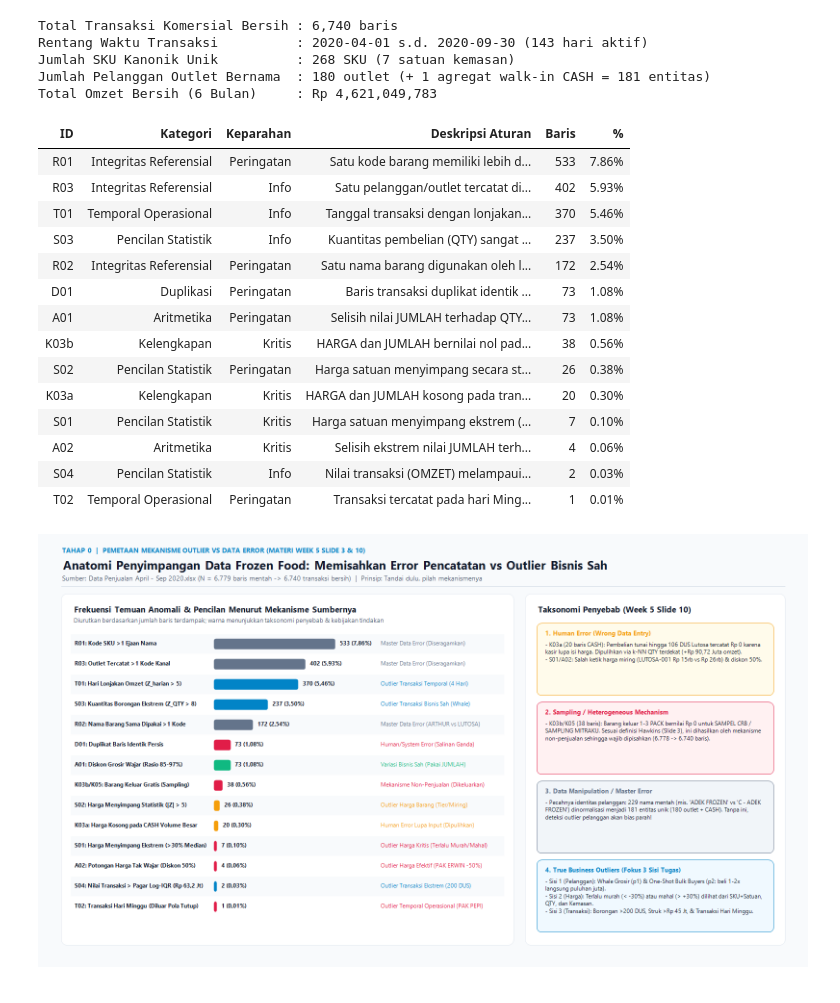
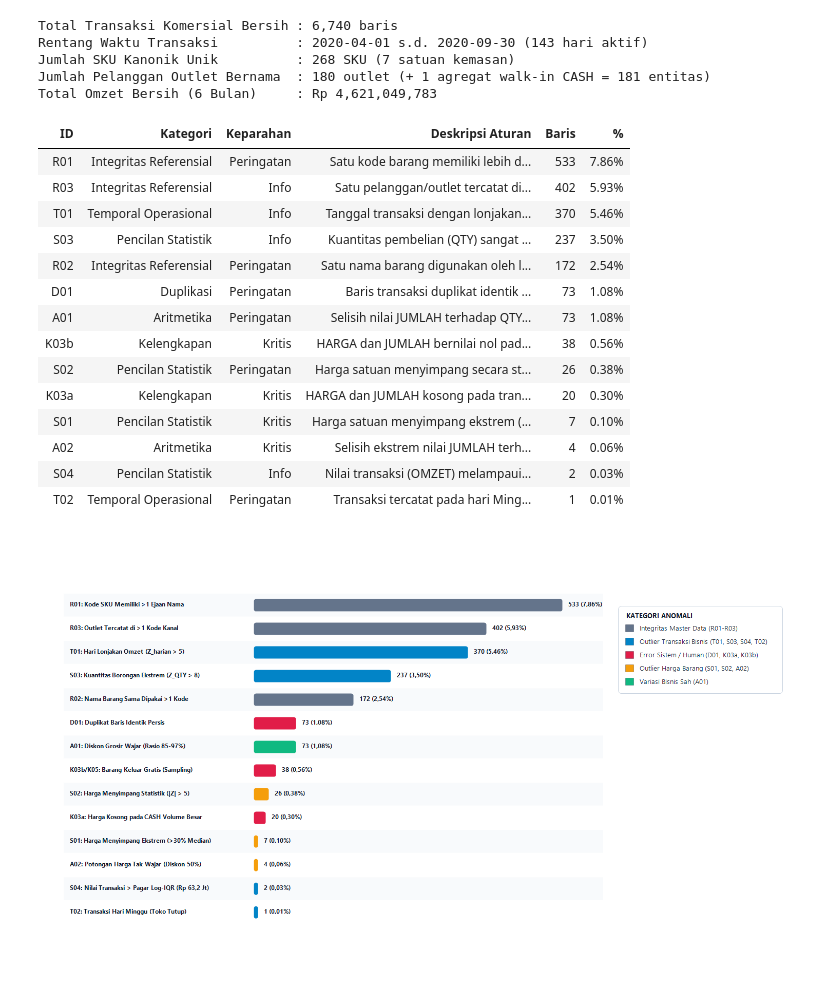
Before and after one commit to Terano24/ADD-adudu, a Jupyter notebook: 06_tugas_outlier_detection_frozen_food.ipynb, the cells around one changed output. Cells and saved outputs as stored; diff of their text form; code cells hidden in the pictures.

```diff
--- a/06_tugas_outlier_detection_frozen_food.ipynb
+++ b/06_tugas_outlier_detection_frozen_food.ipynb
@@ -49,39 +45,38 @@ from IPython.display import display, Image
 df_clean = pd.read_csv('bersih/penjualan_bersih.csv', parse_dates=['TGL'])
 df_lrfm  = pd.read_csv('bersih/lrfm_pelanggan.csv')
 df_rules = pd.read_csv('bersih/katalog_aturan.csv')
-df_log   = pd.read_csv('bersih/log_anomali.csv')
 
 print(f'Total Transaksi Komersial Bersih : {len(df_clean):,} baris')
 print(f'Rentang Waktu Transaksi          : {df_clean["TGL"].min().date()} s.d. {df_clean["TGL"].max().date()} ({df_clean["TGL"].nunique()} hari aktif)')
 print(f'Jumlah SKU Kanonik Unik          : {df_clean["KODE"].nunique()} SKU ({df_clean["SATUAN"].nunique()} satuan kemasan)')
 print(f'Jumlah Pelanggan Outlet Bernama  : {len(df_lrfm)} outlet (+ 1 agregat walk-in CASH = {df_clean["PELANGGAN"].nunique()} entitas)')
 print(f'Total Omzet Bersih (6 Bulan)     : Rp {df_clean["OMZET"].sum():,.0f}')
 
-# Menampilkan ringkasan katalog aturan anomali & outlier
-display(df_rules[['id_aturan', 'kategori', 'tingkat_keparahan', 'deskripsi_aturan', 'jumlah_baris_terdampak', 'persentase_baris']].head(15))
-display(Image(filename='slide_assets/outlier_ppt/fig1_overview_pipeline.png'))
+# Menampilkan tabel aturan dan grafik raw frekuensi anomali dengan legenda
+display(df_rules[['kode', 'kategori', 'tingkat', 'deskripsi', 'baris_kena', 'persen', 'tindakan']].head(14))
+display(Image(filename='slide_assets/outlier_ppt/raw/raw_01_frekuensi_aturan_anomali.png'))
 # %% [output]
 Total Transaksi Komersial Bersih : 6,740 baris
 Rentang Waktu Transaksi          : 2020-04-01 s.d. 2020-09-30 (143 hari aktif)
 Jumlah SKU Kanonik Unik          : 268 SKU (7 satuan kemasan)
 Jumlah Pelanggan Outlet Bernama  : 180 outlet (+ 1 agregat walk-in CASH = 181 entitas)
 Total Omzet Bersih (6 Bulan)     : Rp 4,621,049,783
 | ID | Kategori | Keparahan | Deskripsi Aturan | Baris | % |
 | R01 | Integritas Referensial | Peringatan | Satu kode barang memiliki lebih d... | 533 | 7.86% |
 | R03 | Integritas Referensial | Info | Satu pelanggan/outlet tercatat di... | 402 | 5.93% |
 | T01 | Temporal Operasional | Info | Tanggal transaksi dengan lonjakan... | 370 | 5.46% |
 | S03 | Pencilan Statistik | Info | Kuantitas pembelian (QTY) sangat ... | 237 | 3.50% |
 | R02 | Integritas Referensial | Peringatan | Satu nama barang digunakan oleh l... | 172 | 2.54% |
 | D01 | Duplikasi | Peringatan | Baris transaksi duplikat identik ... | 73 | 1.08% |
 | A01 | Aritmetika | Peringatan | Selisih nilai JUMLAH terhadap QTY... | 73 | 1.08% |
 | K03b | Kelengkapan | Kritis | HARGA dan JUMLAH bernilai nol pad... | 38 | 0.56% |
 | S02 | Pencilan Statistik | Peringatan | Harga satuan menyimpang secara st... | 26 | 0.38% |
 | K03a | Kelengkapan | Kritis | HARGA dan JUMLAH kosong pada tran... | 20 | 0.30% |
 | S01 | Pencilan Statistik | Kritis | Harga satuan menyimpang ekstrem (... | 7 | 0.10% |
 | A02 | Aritmetika | Kritis | Selisih ekstrem nilai JUMLAH terh... | 4 | 0.06% |
 | S04 | Pencilan Statistik | Info | Nilai transaksi (OMZET) melampaui... | 2 | 0.03% |
 | T02 | Temporal Operasional | Peringatan | Transaksi tercatat pada hari Ming... | 1 | 0.01% |
-[figure, old version]
+[figure, new version]
 # %% [markdown]
 ---
 ## Sisi 1: Menemukan Pelanggan yang Outlier (*Customer Outlier Detection*)
```
Also changed, not shown: parts of 13 cells of this notebook, 17 other files.
